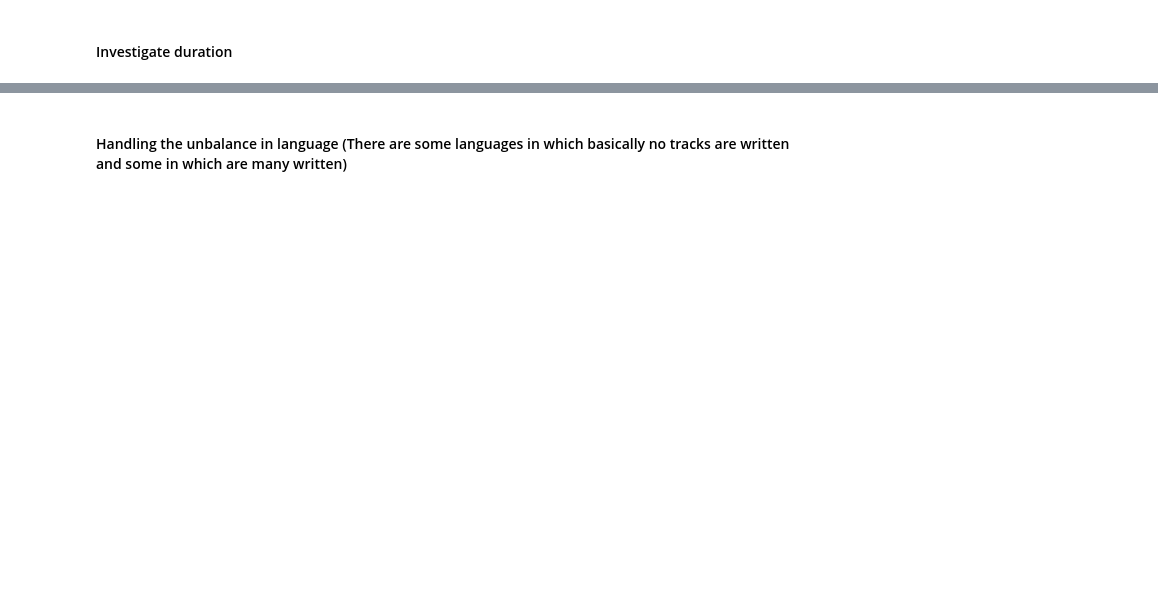
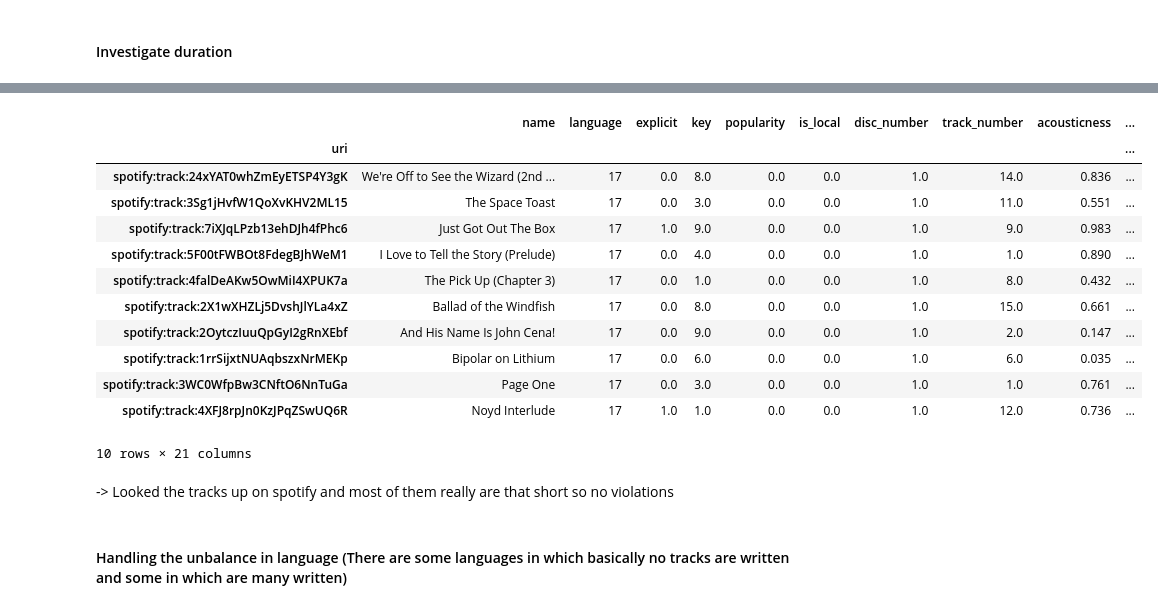
Before and after one commit to Florian-Dreyer/Spotify-Track-Popularity-Analyses, a Jupyter notebook: Popularity Prediction.ipynb, the cells around one changed output, grey strips where cells are left out. Cells and saved outputs as stored; diff of their text form; code cells hidden in the pictures; blank space fills up the shorter version.

```diff
--- a/Popularity Prediction.ipynb
+++ b/Popularity Prediction.ipynb
@@ -530,3 +629,21 @@ TypeError: 'int' object is not subscriptable
+# %%
+df[df["duration"] < 3e+04].sample(10)
+# %% [output]
+|  | name | language | explicit | key | popularity | is_local | disc_number | track_number | acousticness | ... |
+| uri |  |  |  |  |  |  |  |  |  | ... |
+| spotify:track:24xYAT0whZmEyETSP4Y3gK | We're Off to See the Wizard (2nd ... | 17 | 0.0 | 8.0 | 0.0 | 0.0 | 1.0 | 14.0 | 0.836 | ... |
+| spotify:track:3Sg1jHvfW1QoXvKHV2ML15 | The Space Toast | 17 | 0.0 | 3.0 | 0.0 | 0.0 | 1.0 | 11.0 | 0.551 | ... |
+| spotify:track:7iXJqLPzb13ehDJh4fPhc6 | Just Got Out The Box | 17 | 1.0 | 9.0 | 0.0 | 0.0 | 1.0 | 9.0 | 0.983 | ... |
+| spotify:track:5F00tFWBOt8FdegBJhWeM1 | I Love to Tell the Story (Prelude) | 17 | 0.0 | 4.0 | 0.0 | 0.0 | 1.0 | 1.0 | 0.890 | ... |
+| spotify:track:4falDeAKw5OwMiI4XPUK7a | The Pick Up (Chapter 3) | 17 | 0.0 | 1.0 | 0.0 | 0.0 | 1.0 | 8.0 | 0.432 | ... |
+| spotify:track:2X1wXHZLj5DvshJlYLa4xZ | Ballad of the Windfish | 17 | 0.0 | 8.0 | 0.0 | 0.0 | 1.0 | 15.0 | 0.661 | ... |
+| spotify:track:2OytczIuuQpGyI2gRnXEbf | And His Name Is John Cena! | 17 | 0.0 | 9.0 | 0.0 | 0.0 | 1.0 | 2.0 | 0.147 | ... |
+| spotify:track:1rrSijxtNUAqbszxNrMEKp | Bipolar on Lithium | 17 | 0.0 | 6.0 | 0.0 | 0.0 | 1.0 | 6.0 | 0.035 | ... |
+| spotify:track:3WC0WfpBw3CNftO6NnTuGa | Page One | 17 | 0.0 | 3.0 | 0.0 | 0.0 | 1.0 | 1.0 | 0.761 | ... |
+| spotify:track:4XFJ8rpJn0KzJPqZSwUQ6R | Noyd Interlude | 17 | 1.0 | 1.0 | 0.0 | 0.0 | 1.0 | 12.0 | 0.736 | ... |
+10 rows × 21 columns
+# %% [markdown]
+-> Looked the tracks up on spotify and most of them really are that short so no violations
 # %% [markdown]
 #### Handling the unbalance in language (There are some languages in which basically no tracks are written and some in which are many written)
 # %%
```
Also changed, not shown: parts of 24 cells of this notebook.
